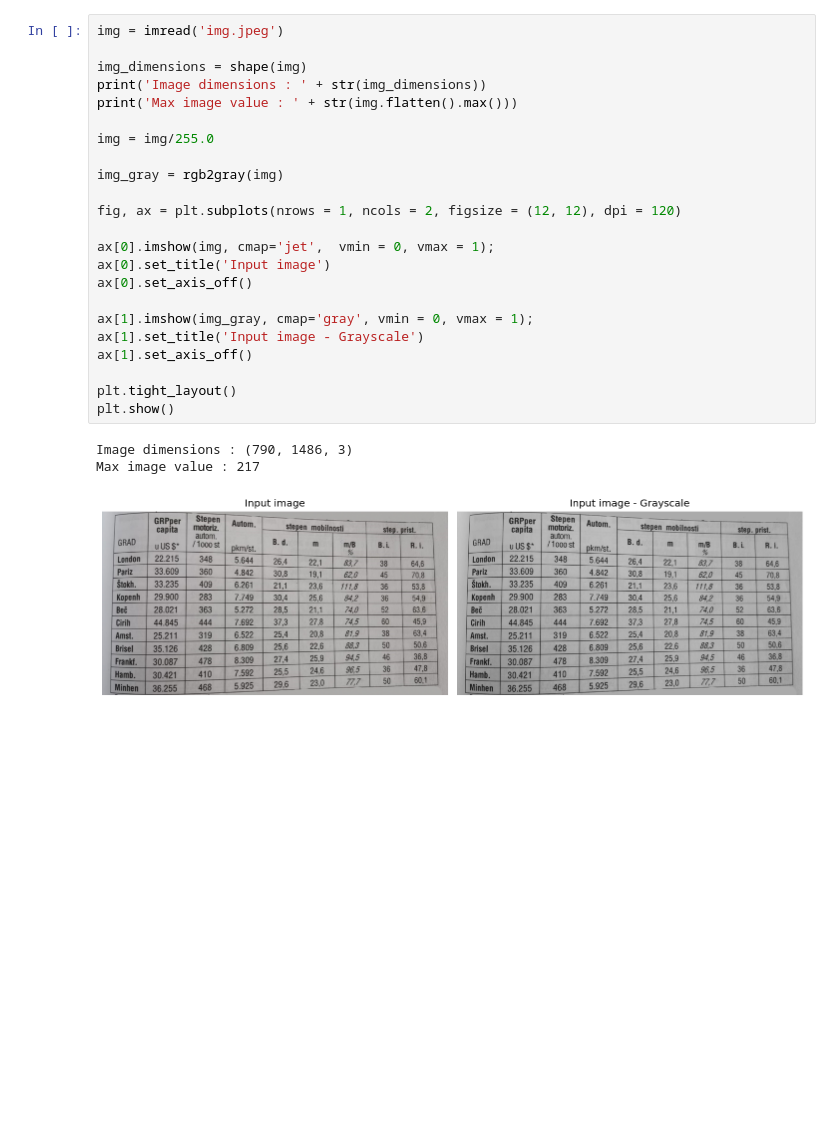
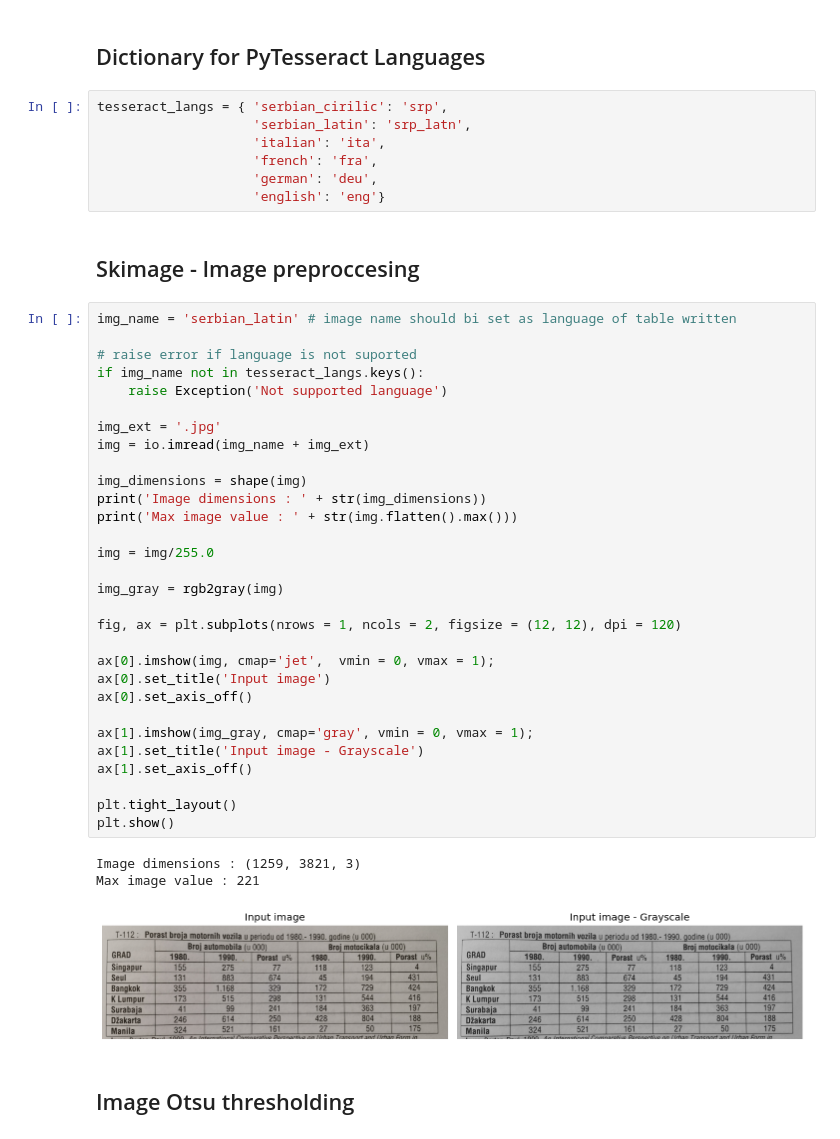
Before and after one commit to dmjovan/Table-Image-OCR-Data-Extraction, a Jupyter notebook: table_extraction.ipynb, the cells around one changed output. Saved outputs shown, nothing was run; the diff lists cells and outputs as text; blank space fills up the shorter version.

```diff
--- a/table_extraction.ipynb
+++ b/table_extraction.ipynb
@@ -17,30 +27,50 @@ from pytesseract import pytesseract
+# %% [markdown]
+## Dictionary for PyTesseract Languages
+# %%
+tesseract_langs = { 'serbian_cirilic': 'srp',
+                    'serbian_latin': 'srp_latn',
+                    'italian': 'ita',
+                    'french': 'fra',
+                    'german': 'deu',
+                    'english': 'eng'}
+# %% [markdown]
+##  Skimage - Image preproccesing
 # %%
-img = imread('img.jpeg')
+img_name = 'serbian_latin' # image name should bi set as language of table written
+
+# raise error if language is not suported
+if img_name not in tesseract_langs.keys():
+    raise Exception('Not supported language')
+
+img_ext = '.jpg'
+img = io.imread(img_name + img_ext)
 
 img_dimensions = shape(img)
 print('Image dimensions : ' + str(img_dimensions))
 print('Max image value : ' + str(img.flatten().max()))
 
 img = img/255.0
 
 img_gray = rgb2gray(img)
 
 fig, ax = plt.subplots(nrows = 1, ncols = 2, figsize = (12, 12), dpi = 120)
 
 ax[0].imshow(img, cmap='jet',  vmin = 0, vmax = 1);
 ax[0].set_title('Input image')
 ax[0].set_axis_off()
 
 ax[1].imshow(img_gray, cmap='gray', vmin = 0, vmax = 1);
 ax[1].set_title('Input image - Grayscale')
 ax[1].set_axis_off()
 
 plt.tight_layout()
 plt.show()
 # %% [output]
-Image dimensions : (790, 1486, 3)
-Max image value : 217
+Image dimensions : (1259, 3821, 3)
+Max image value : 221
-[figure, old version]
+[figure, new version]
+# %% [markdown]
+## Image Otsu thresholding
 # %%
 t_otsu = threshold_otsu(img_gray)
 img_otsu = img_gray < t_otsu
```
Also changed, not shown: parts of 10 cells of this notebook, 6 other files.
